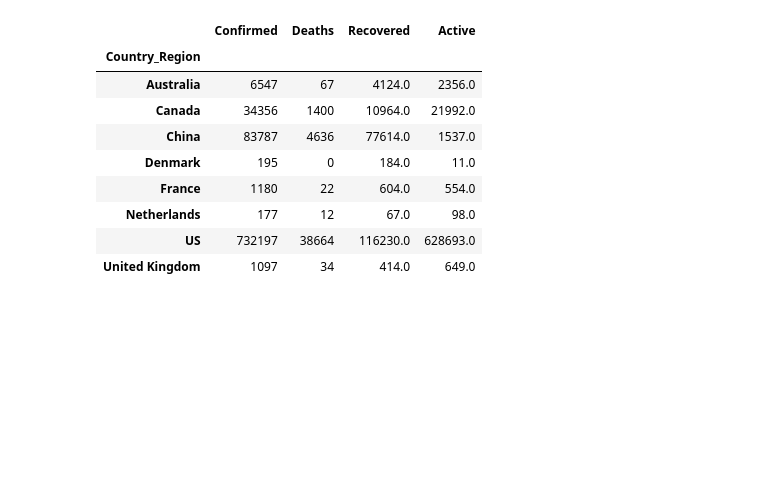
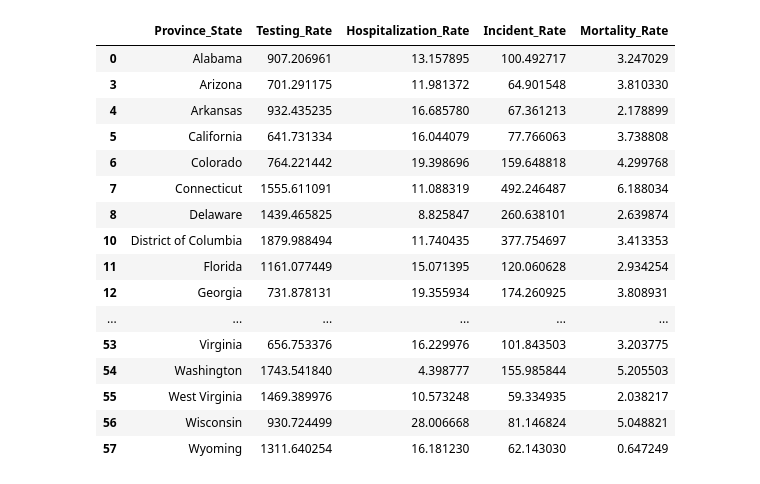
Before and after one commit to clairechour/Covid-19-Predictor, a Jupyter notebook: data100finalproj.ipynb, the cells around one changed output. Saved outputs shown, nothing was run; the diff lists cells and outputs as text; code cells hidden in the pictures; blank space fills up the shorter version.

```diff
--- a/data100finalproj.ipynb
+++ b/data100finalproj.ipynb
@@ -38,16 +12,0 @@ states
-# %%
-number_of_cases_by_country = pd.DataFrame(states)
-number_of_cases_by_country = number_of_cases_by_country.drop(columns=['Lat', 'Lon']).iloc[:,:6]
-number_of_cases_by_country = number_of_cases_by_country.groupby(by=['Country_Region']).sum()
-number_of_cases_by_country
-# %% [output]
-|  | Confirmed | Deaths | Recovered | Active |
-| Country_Region |  |  |  |  |
-| Australia | 6547 | 67 | 4124.0 | 2356.0 |
-| Canada | 34356 | 1400 | 10964.0 | 21992.0 |
-| China | 83787 | 4636 | 77614.0 | 1537.0 |
-| Denmark | 195 | 0 | 184.0 | 11.0 |
-| France | 1180 | 22 | 604.0 | 554.0 |
-| Netherlands | 177 | 12 | 67.0 | 98.0 |
-| US | 732197 | 38664 | 116230.0 | 628693.0 |
-| United Kingdom | 1097 | 34 | 414.0 | 649.0 |
@@ -54,2 +15,27 @@ number_of_cases_by_country
+# %%
+states_rates = states[states['Country_Region'] == 'US']
+states_rates = states_rates[['Province_State', 'Testing_Rate', 'Hospitalization_Rate', 'Incident_Rate', 'Mortality_Rate']]
+states_rates = states_rates[:-1]
+states_rates = states_rates.drop([1, 2, 9, 39, 52, 13, 14,15, 44])
+states_rates_len = len(states_rates.index)
+states_rates
+# %% [output]
+|  | Province_State | Testing_Rate | Hospitalization_Rate | Incident_Rate | Mortality_Rate |
+| 0 | Alabama | 907.206961 | 13.157895 | 100.492717 | 3.247029 |
+| 3 | Arizona | 701.291175 | 11.981372 | 64.901548 | 3.810330 |
+| 4 | Arkansas | 932.435235 | 16.685780 | 67.361213 | 2.178899 |
+| 5 | California | 641.731334 | 16.044079 | 77.766063 | 3.738808 |
+| 6 | Colorado | 764.221442 | 19.398696 | 159.648818 | 4.299768 |
+| 7 | Connecticut | 1555.611091 | 11.088319 | 492.246487 | 6.188034 |
+| 8 | Delaware | 1439.465825 | 8.825847 | 260.638101 | 2.639874 |
+| 10 | District of Columbia | 1879.988494 | 11.740435 | 377.754697 | 3.413353 |
+| 11 | Florida | 1161.077449 | 15.071395 | 120.060628 | 2.934254 |
+| 12 | Georgia | 731.878131 | 19.355934 | 174.260925 | 3.808931 |
+| ... | ... | ... | ... | ... | ... |
+| 53 | Virginia | 656.753376 | 16.229976 | 101.843503 | 3.203775 |
+| 54 | Washington | 1743.541840 | 4.398777 | 155.985844 | 5.205503 |
+| 55 | West Virginia | 1469.389976 | 10.573248 | 59.334935 | 2.038217 |
+| 56 | Wisconsin | 930.724499 | 28.006668 | 81.146824 | 5.048821 |
+| 57 | Wyoming | 1311.640254 | 16.181230 | 62.143030 | 0.647249 |
 # %%
 # Clean abridged counties dataset
```
Also changed, not shown: parts of 47 cells of this notebook.
